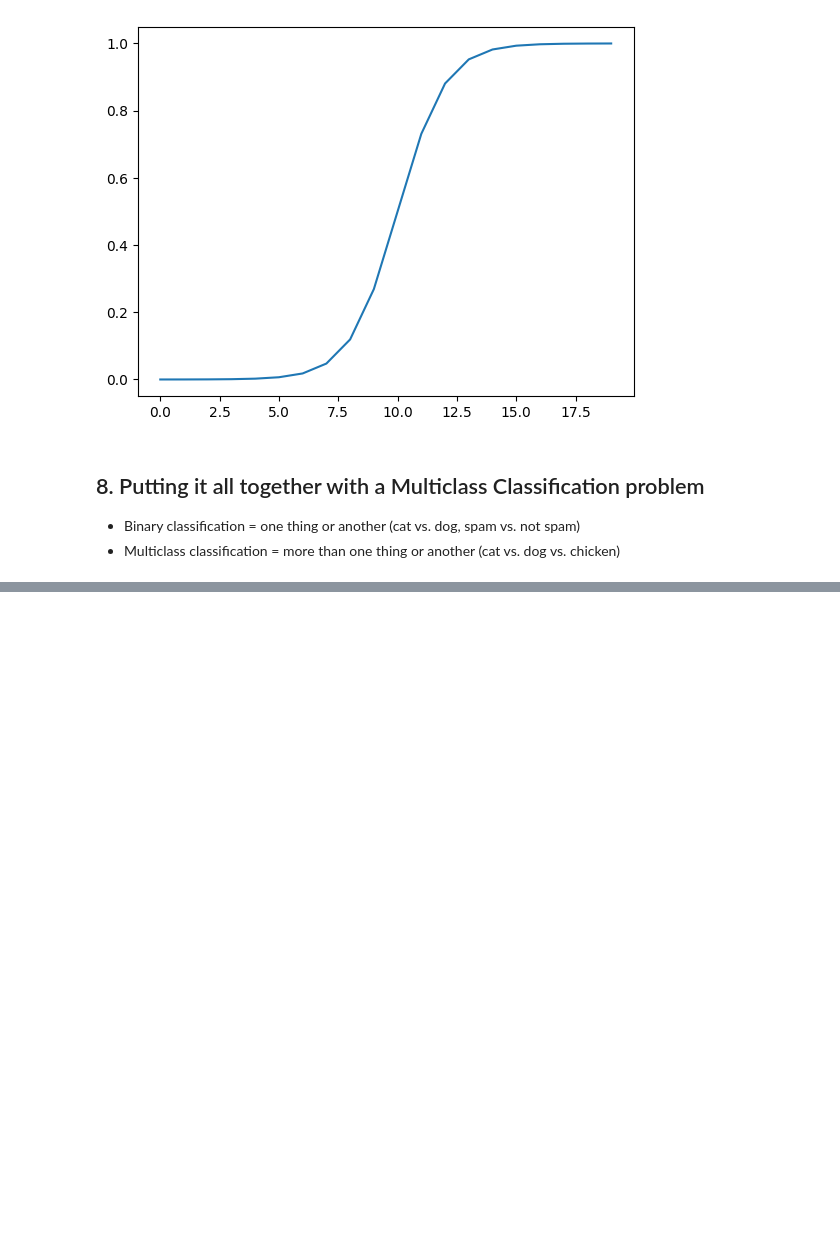
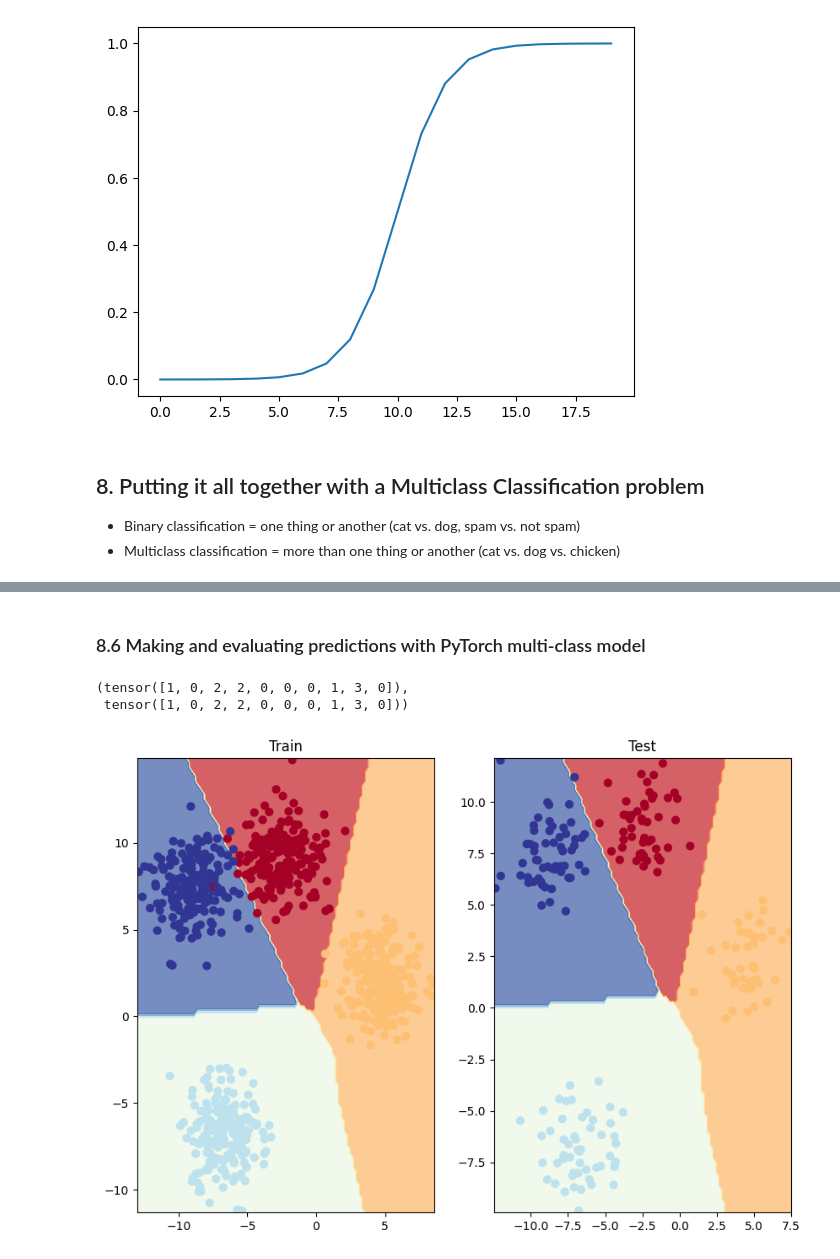
Before and after one commit to lherbbb/LearningPyTorch_1, a Jupyter notebook: Chapter 2.ipynb, the cells around one changed output, grey strips where cells are left out. Saved outputs shown, nothing was run; the diff lists cells and outputs as text; code cells hidden in the pictures; blank space fills up the shorter version.

```diff
--- a/Chapter 2.ipynb
+++ b/Chapter 2.ipynb
@@ -826,0 +869,24 @@ plt.plot(torch.sigmoid(A))
+# %%
+# Build a multi-class classification model
+class BlobModel(nn.Module):
+    def __init__(self, input_features, output_features, hidden_units=8):
+        super().__init__()
+        # input_layers (int): Number of input features to the model
+        # output features (int): Number of output features (number of output classes_
+        # hidden_units (int)L Number of hidden units between layers, default 8
+
+        self.linear_layer_stack = nn.Sequential(
+            nn.Linear(in_features=input_features, out_features=hidden_units),
+            nn.ReLU(),
+            nn.Linear(in_features=hidden_units, out_features=hidden_units),
+            nn.ReLU(),
+            nn.Linear(in_features=hidden_units, out_features=output_features),
+        )
+
+    def forward(self, x):
+        return self.linear_layer_stack(x)
+
+# Create an instance of BlobModel and send it to target device
+model_4 = BlobModel(input_features=NUM_FEATURES,
+                    output_features=NUM_CLASSES).to(device)
+model_4
@@ -826,0 +909,6 @@ plt.plot(torch.sigmoid(A))
+# %%
+# Create a loss function
+loss_fn = nn.CrossEntropyLoss()
+
+# Optimization function
+optimizer = torch.optim.SGD(model_4.parameters(), lr=0.1) # learning rate is a hyper parameter you can change
@@ -826,0 +919,6 @@ plt.plot(torch.sigmoid(A))
+# %%
+# Let's get some raw outputs of our model
+model_4.eval()
+with torch.inference_mode():
+    y_logits = model_4(X_blob_test.to(device))
+y_logits
@@ -826,0 +1044,22 @@ plt.plot(torch.sigmoid(A))
+# %% [markdown]
+### 8.6 Making and evaluating predictions with PyTorch multi-class model
+# %%
+# Make Predictions
+model_4.eval()
+with torch.inference_mode():
+    y_logits = model_4(X_blob_train) # logits -> prediction probabilities -> pred labels
+    y_pred = torch.softmax(y_logits, dim=1).argmax(dim=1)
+y_pred[:10], y_blob_train[:10]
+# %% [output]
+(tensor([1, 0, 2, 2, 0, 0, 0, 1, 3, 0]),
+ tensor([1, 0, 2, 2, 0, 0, 0, 1, 3, 0]))
+# %%
+plt.figure(figsize=(10, 7))
+plt.subplot(1, 2, 1)
+plt.title("Train")
+plot_decision_boundary(model_4, X_blob_train, y_blob_train)
+plt.subplot(1, 2, 2)
+plt.title("Test")
+plot_decision_boundary(model_4, X_blob_test, y_blob_test)
+# %% [output]
+[figure, added]
```
Also changed, not shown: parts of 24 cells of this notebook.
